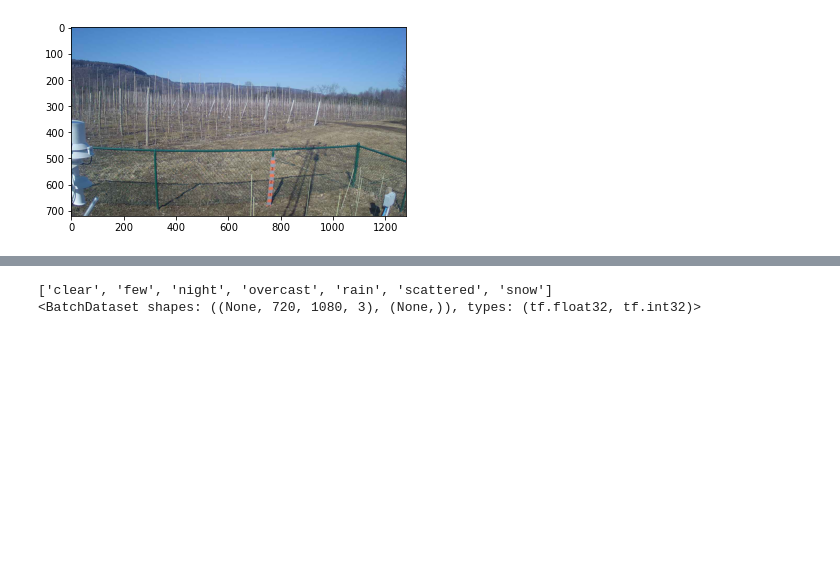
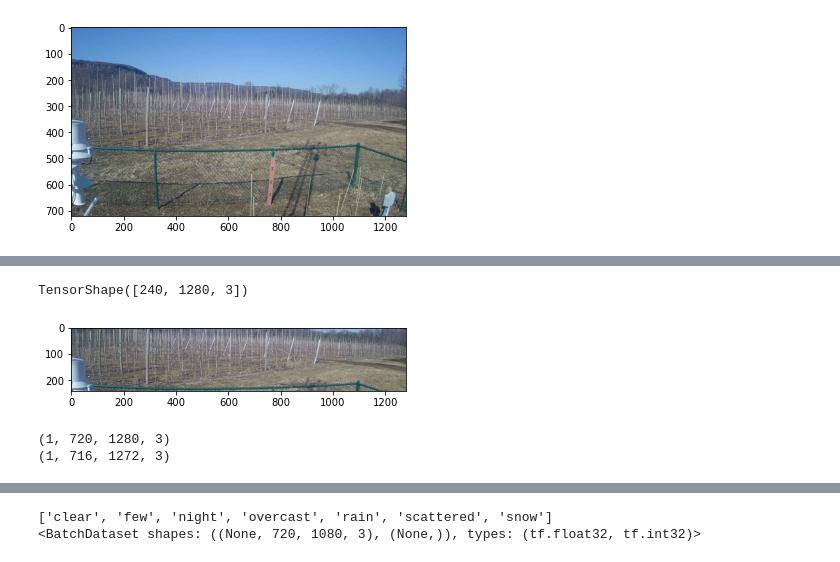
Before and after one commit to arnoldas500/clouds_detection, a Jupyter notebook: cloud_classifier.ipynb, the cells around one changed output, grey strips where cells are left out. Cells and saved outputs as stored; diff of their text form; code cells hidden in the pictures; blank space fills up the shorter version.

```diff
--- a/cloud_classifier.ipynb
+++ b/cloud_classifier.ipynb
@@ -65,0 +79,20 @@ img.shape
+# %%
+#cropping center
+image = tf.image.resize_with_crop_or_pad(img, 240, 1280)
+image = tf.image.random_crop(image, size=[240, 1280, 3])
+plt.imshow(image);
+image.shape
+# Random crop back to the original size
+#   image = tf.image.random_crop(image, size=[IMG_SIZE, IMG_SIZE, 3])
+# %% [output]
+TensorShape([240, 1280, 3])
+[figure, added]
+# %%
+input_shape = (1,720, 1280, 3)
+print(input_shape)
+x = np.arange(np.prod(input_shape)).reshape(input_shape)
+y = tf.keras.layers.Cropping2D(cropping=((2, 2), (4, 4)))(x)
+print(y.shape)
+# %% [output]
+(1, 720, 1280, 3)
+(1, 716, 1272, 3)
```
Also changed, not shown: parts of 11 cells of this notebook.
